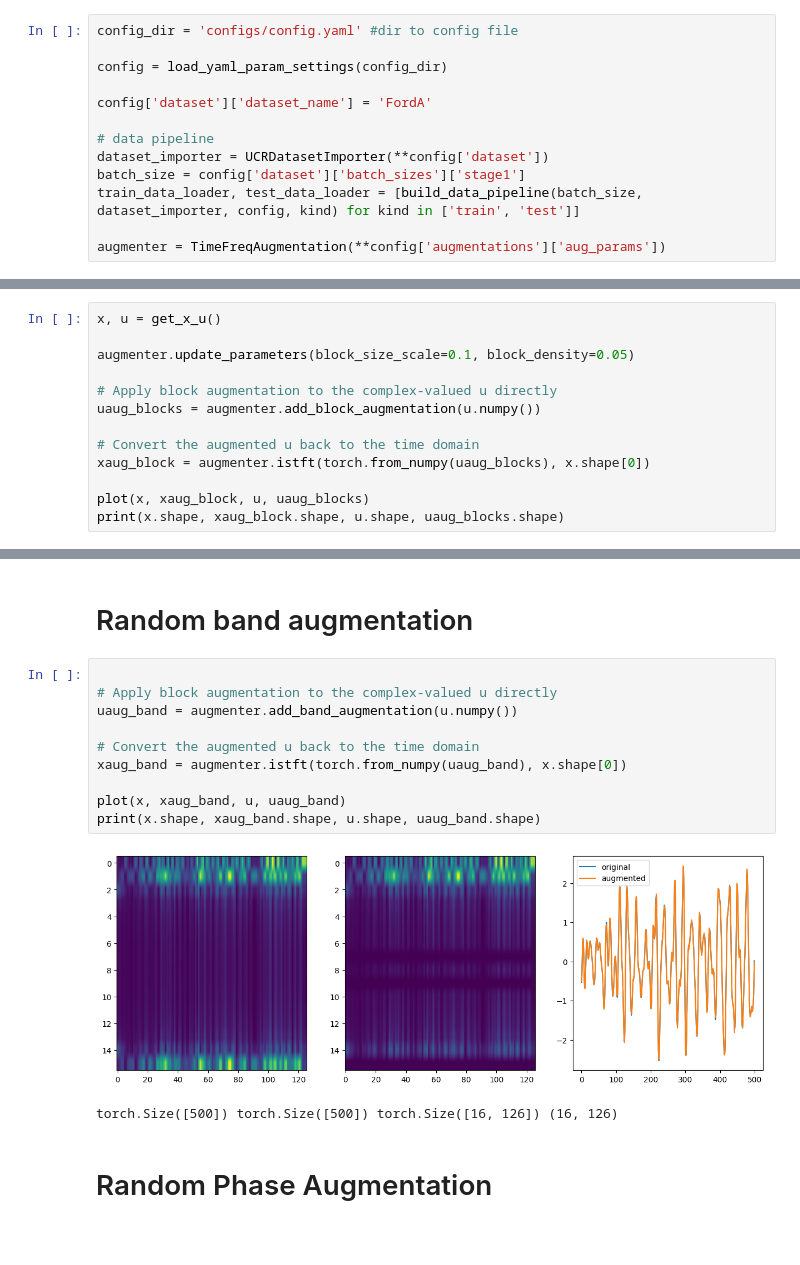
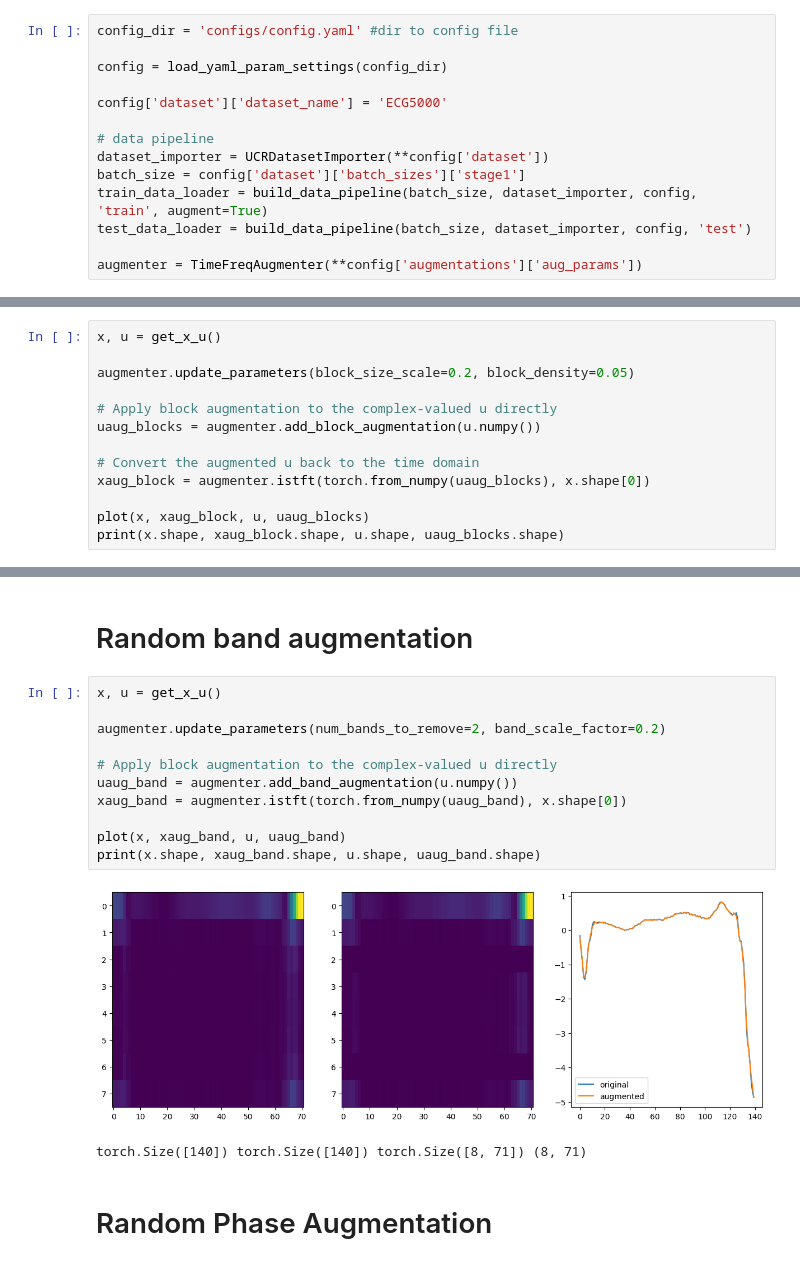
Before and after one commit to erlendlokna/Generative-SSL-VQVAE-modelling, a Jupyter notebook: augmentation_tests.ipynb, the cells around one changed output, grey strips where cells are left out. Saved outputs shown, nothing was run; the diff lists cells and outputs as text; blank space fills up the shorter version.

Commit message:
Augmentation data pipeline

```diff
--- a/augmentation_tests.ipynb
+++ b/augmentation_tests.ipynb
@@ -14,12 +22,13 @@ config_dir = 'configs/config.yaml' #dir to config file
 
 config = load_yaml_param_settings(config_dir)
 
-config['dataset']['dataset_name'] = 'FordA'
+config['dataset']['dataset_name'] = 'ECG5000'
 
 # data pipeline
 dataset_importer = UCRDatasetImporter(**config['dataset'])
 batch_size = config['dataset']['batch_sizes']['stage1']
-train_data_loader, test_data_loader = [build_data_pipeline(batch_size, dataset_importer, config, kind) for kind in ['train', 'test']]
+train_data_loader = build_data_pipeline(batch_size, dataset_importer, config, 'train', augment=True)
+test_data_loader = build_data_pipeline(batch_size, dataset_importer, config, 'test')
 
-augmenter = TimeFreqAugmentation(**config['augmentations']['aug_params'])
+augmenter = TimeFreqAugmenter(**config['augmentations']['aug_params'])
 # %% [output]
@@ -53,7 +69,7 @@ def plot(x, xaug, u, uaug):
 # %%
 x, u = get_x_u()
 
-augmenter.update_parameters(block_size_scale=0.1, block_density=0.05)
+augmenter.update_parameters(block_size_scale=0.2, block_density=0.05)
 
 # Apply block augmentation to the complex-valued u directly
 uaug_blocks = augmenter.add_block_augmentation(u.numpy())
@@ -69,18 +85,19 @@ torch.Size([500]) torch.Size([500]) torch.Size([16, 126]) (16, 126)
 # %% [markdown]
 # Random band augmentation
 # %%
+x, u = get_x_u()
+
+augmenter.update_parameters(num_bands_to_remove=2, band_scale_factor=0.2)
 
 # Apply block augmentation to the complex-valued u directly
 uaug_band = augmenter.add_band_augmentation(u.numpy())
-
-# Convert the augmented u back to the time domain
 xaug_band = augmenter.istft(torch.from_numpy(uaug_band), x.shape[0])
 
 plot(x, xaug_band, u, uaug_band)
 print(x.shape, xaug_band.shape, u.shape, uaug_band.shape)
 # %% [output]
-[figure, old version]
+[figure, new version]
-torch.Size([500]) torch.Size([500]) torch.Size([16, 126]) (16, 126)
+torch.Size([140]) torch.Size([140]) torch.Size([8, 71]) (8, 71)
 # %% [markdown]
 # Random Phase Augmentation
 # %%
```
Also changed, not shown: parts of 14 cells of this notebook, 12 other files.
